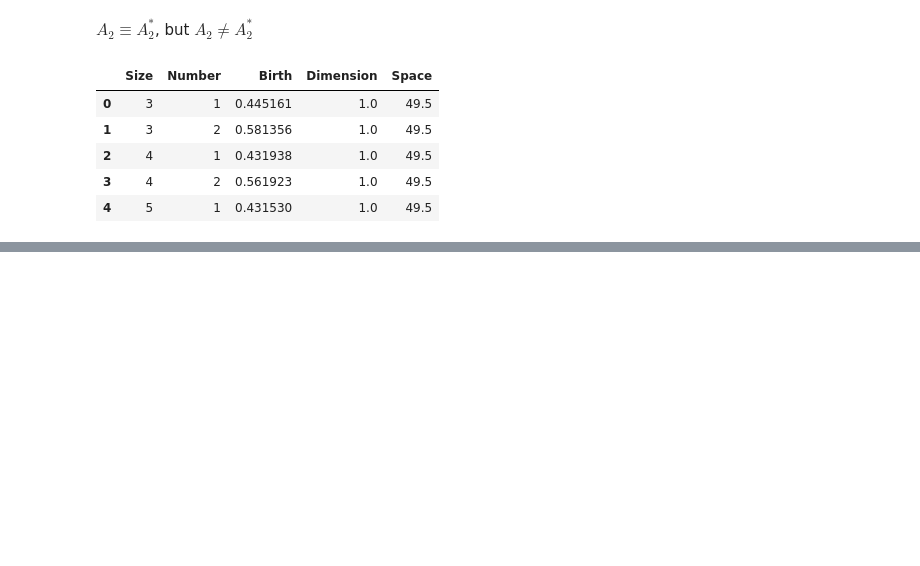
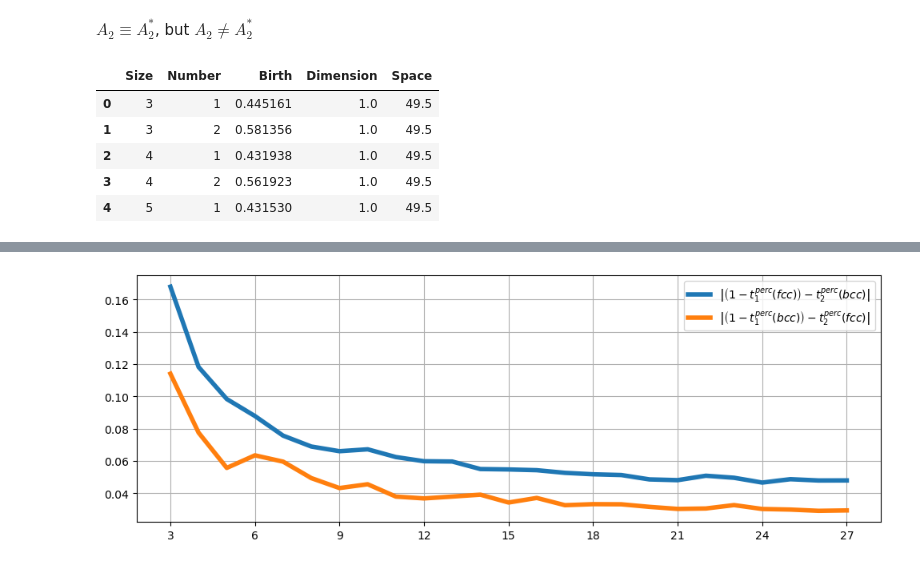
Before and after one commit to zimfv/topological-data-serial-experiments, a Jupyter notebook: Analyze Duality.ipynb, the cells around one changed output, grey strips where cells are left out. Cells and saved outputs as stored; diff of their text form; code cells hidden in the pictures; blank space fills up the shorter version.

```diff
--- a/Analyze Duality.ipynb
+++ b/Analyze Duality.ipynb
@@ -137,0 +219,3 @@ plt.grid(True)
+# %%
+df_bccmean = df_bcc.groupby(['Size', 'Number'], as_index=False).mean()
+df_bccmean.head(8)
@@ -137,0 +232,23 @@ plt.grid(True)
+# %%
+if len(sizes_fcc) < len(sizes_bcc):
+    sizes_fccbcc = sizes_fcc
+else:
+    sizes_fccbcc = sizes_bcc
+# %%
+t1_fcc = df_fccmean[df_fccmean['Number'] == 1]['Birth'].values[:len(sizes_fccbcc)]
+t2_fcc = df_fccmean[df_fccmean['Number'] == 4]['Birth'].values[:len(sizes_fccbcc)]
+# %%
+t1_bcc = df_bccmean[df_bccmean['Number'] == 1]['Birth'].values[:len(sizes_fccbcc)]
+t2_bcc = df_bccmean[df_bccmean['Number'] == 4]['Birth'].values[:len(sizes_fccbcc)]
+# %%
+plt.figure(figsize=figsize)
+
+plt.plot(sizes_fccbcc, abs((1 - t1_fcc) - t2_bcc), linewidth=4, label='$\\left|\\left(1 - t_1^{perc}(fcc)\\right) - t_2^{perc}(bcc)\\right|$')
+plt.plot(sizes_fccbcc, abs((1 - t1_bcc) - t2_fcc), linewidth=4, label='$\\left|\\left(1 - t_1^{perc}(bcc)\\right) - t_2^{perc}(fcc)\\right|$')
+
+plt.legend()
+plt.xticks(np.arange(3, 28, 3))
+plt.grid(True)
+plt.savefig('LaTeX/pics/difference_dual_limits_fcc_bcc.png')
+# %% [output]
+[figure, added]
```
Also changed, not shown: parts of 12 cells of this notebook, 4 other files.
